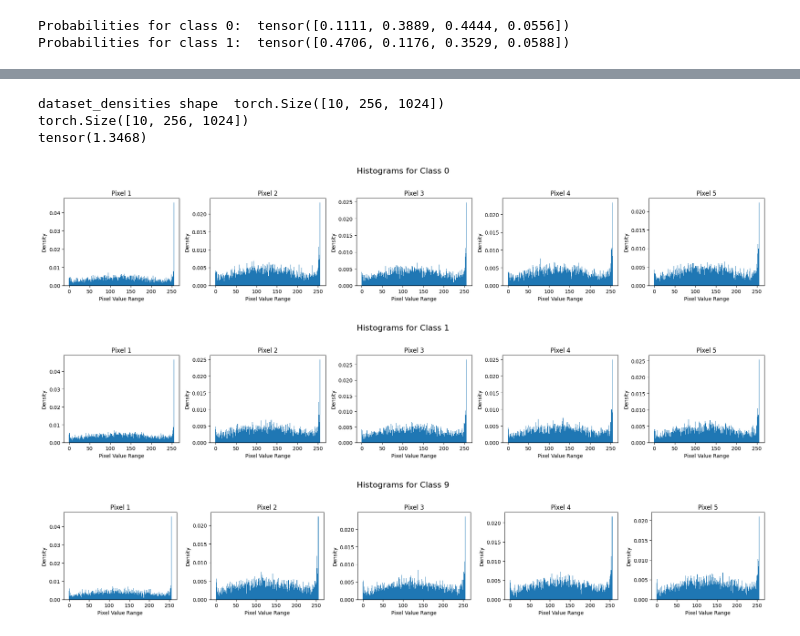
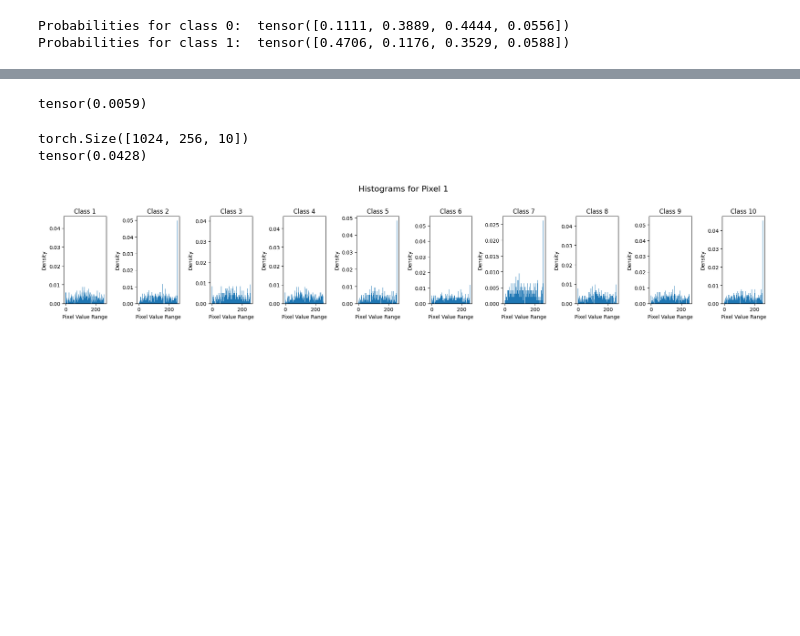
Before and after one commit to mantofer02/DataScienceBootcamp, a Jupyter notebook: FUNDATEC/Estadistica/New/Tareas/1/TP1.ipynb, the cells around one changed output, grey strips where cells are left out. Drawn from its saved outputs; the diff is of its cells as text; code cells hidden in the pictures; blank space fills up the shorter version.

Commit message:
feat: Add function to calculate marginal probabilities

```diff
--- a/FUNDATEC/Estadistica/New/Tareas/1/TP1.ipynb
+++ b/FUNDATEC/Estadistica/New/Tareas/1/TP1.ipynb
@@ -420,0 +380,4 @@ tensor(1.)
+# %%
+print(pixel_probabilities[0][0][0])
+# %% [output]
+tensor(0.0059)
@@ -442,25 +424,22 @@ tensor(1.)
 
 def train_model_histogram(train_data, train_labels, normalize=True):
     priori_p_k, unique_labels = calculate_priori_p_t(train_labels)
-
-    dataset_densities = calculate_class_probabilities(train_data, train_labels, num_classes=len(
-        unique_labels), normalize=normalize)
-
-    dataset_densities = torch.flatten(dataset_densities, start_dim=2, end_dim=3)
-    print("dataset_densities shape ", dataset_densities.shape)
-
+    # Reshape the data
+    flattened_data = train_data.squeeze(1)
+    # Check the new shape of the tensor
+    dataset_densities = calculate_pixel_probability(flattened_data, train_labels, num_classes=len(
+        unique_labels))
 
     return dataset_densities, priori_p_k
 
 
-dataset_densities, priori_p_k = train_model_histogram(train_tensor, train_labels, normalize=False)
+dataset_densities, priori_p_k = train_model_histogram(train_tensor, train_labels)
 
 print(dataset_densities.shape)
 print(dataset_densities[0][0].sum())
 # %% [output]
-dataset_densities shape  torch.Size([10, 256, 1024])
-torch.Size([10, 256, 1024])
-tensor(1.3468)
+torch.Size([1024, 256, 10])
+tensor(0.0428)
 # %%
 import matplotlib.pyplot as plt
 import numpy as np
@@ -476,46 +455,50 @@ import torch  # Assuming you're using PyTorch tensors
     - bins: El número de contenedores para agrupar los valores de los píxeles.
 
     Esta función convierte el tensor a un arreglo de numpy si es un tensor de PyTorch, extrae las densidades
     para la clase especificada, calcula los bordes y anchos de los contenedores para la agregación y grafica
     histogramas para el número especificado de píxeles. Cada histograma muestra la densidad de los valores de
     píxeles dentro de rangos específicos para un píxel dado.
 """
-def plot_pixel_densities(dataset_densities, class_index=0, num_pixels=5, bins=16):
+
+
+import matplotlib.pyplot as plt
+import numpy as np
+import torch  # Assuming you're using PyTorch tensors
+
+
+def plot_pixel_densities(dataset_densities, pixel_index=0, bins=16):
     # Convertir el tensor a un arreglo numpy si es un tensor de PyTorch
     if isinstance(dataset_densities, torch.Tensor):
         dataset_densities = dataset_densities.numpy()
-
-    # Extraer las densidades para la clase especificada
-    class_densities = dataset_densities[class_index]
 
     # Calculate bin edges and widths for aggregation
     bin_edges = np.linspace(0, 256, bins + 1)
     bin_width = bin_edges[1] - bin_edges[0]
 
-    # Graficar histogramas para el número especificado de píxeles
-    fig, axs = plt.subplots(1, num_pixels, figsize=(20, 4))
-    for i in range(num_pixels):
-        pixel_densities = class_densities[:, i]
+    # Graficar histogramas para cada clase
+    # dataset_densities.shape[2] is the number of classes
+    fig, axs = plt.subplots(1, dataset_densities.shape[2], figsize=(20, 4))
+    for i in range(dataset_densities.shape[2]):
+        # Extraer las densidades para el píxel y clase especificados
+        pixel_densities = dataset_densities[pixel_index, :, i]
         # Agregar densidades de píxeles en contenedores
         binned_densities = np.histogram(
             np.arange(256), bins=bin_edges, weights=pixel_densities)[0]
         axs[i].bar(bin_edges[:-1], binned_densities, width=bin_width)
-        axs[i].set_title(f'Pixel {i+1}')
+        axs[i].set_title(f'Class {i+1}')
         axs[i].set_xlabel('Pixel Value Range')
         axs[i].set_ylabel('Density')
 
-    fig.suptitle(f'Histograms for Class {class_index}', fontsize=16)
+    fig.suptitle(f'Histograms for Pixel {pixel_index + 1}', fontsize=16)
 
     # Ajustar el diseño para hacer espacio para el título
     plt.tight_layout(rect=[0, 0.03, 1, 0.95])
     plt.show()
 
 
 # Ejemplo de uso
-plot_pixel_densities(dataset_densities, class_index=0, num_pixels=5, bins=256)
-plot_pixel_densities(dataset_densities, class_index=1, num_pixels=5, bins=256)
-plot_pixel_densities(dataset_densities, class_index=9, num_pixels=5, bins=256)
+# Simulated random tensor for demonstration
+
+plot_pixel_densities(dataset_densities, pixel_index=0, bins=256)
 # %% [output]
-[figure, old version]
+[figure, new version]
-[figure, removed]
-[figure, removed]
```
Also changed, not shown: parts of 18 cells of this notebook.
